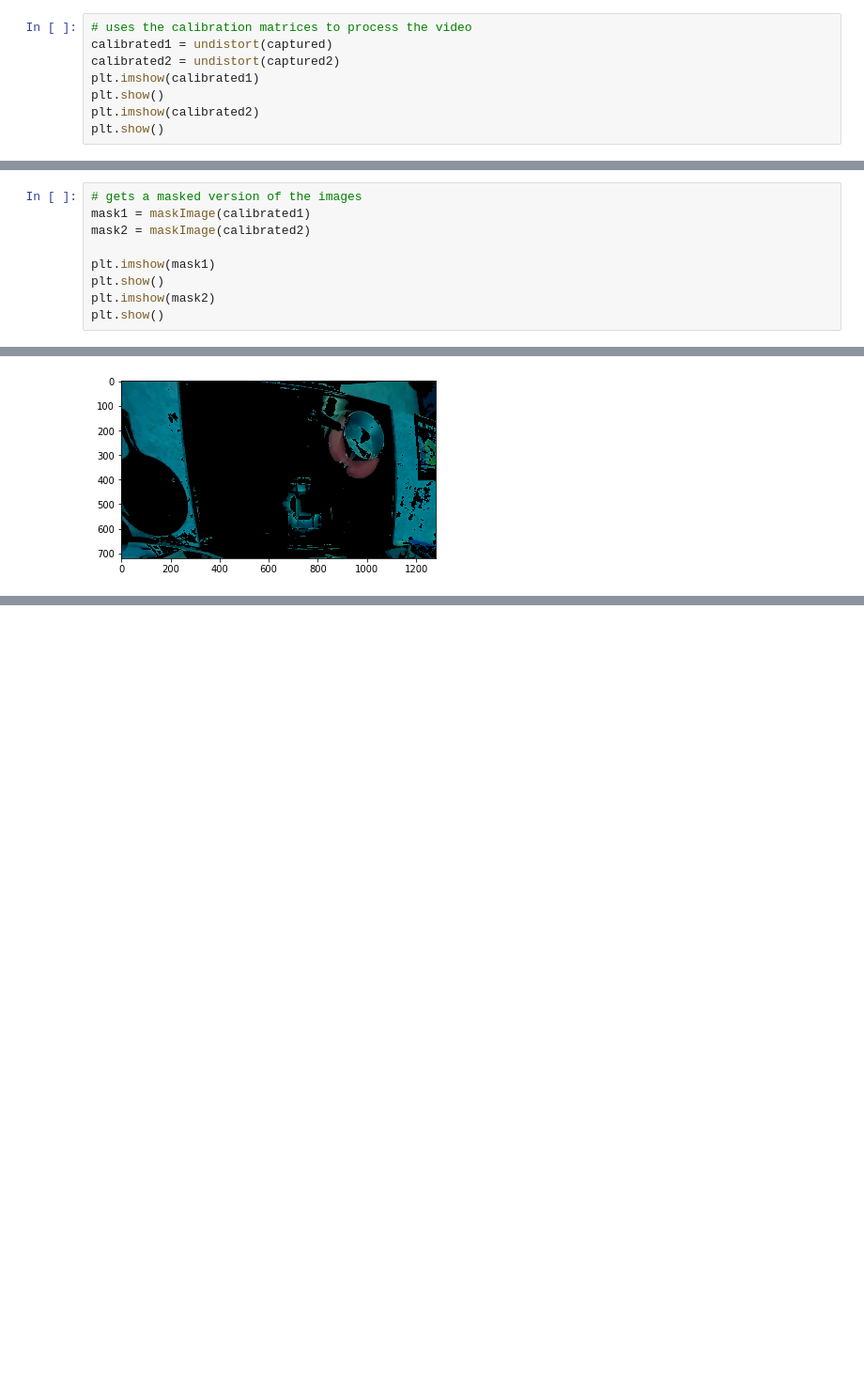
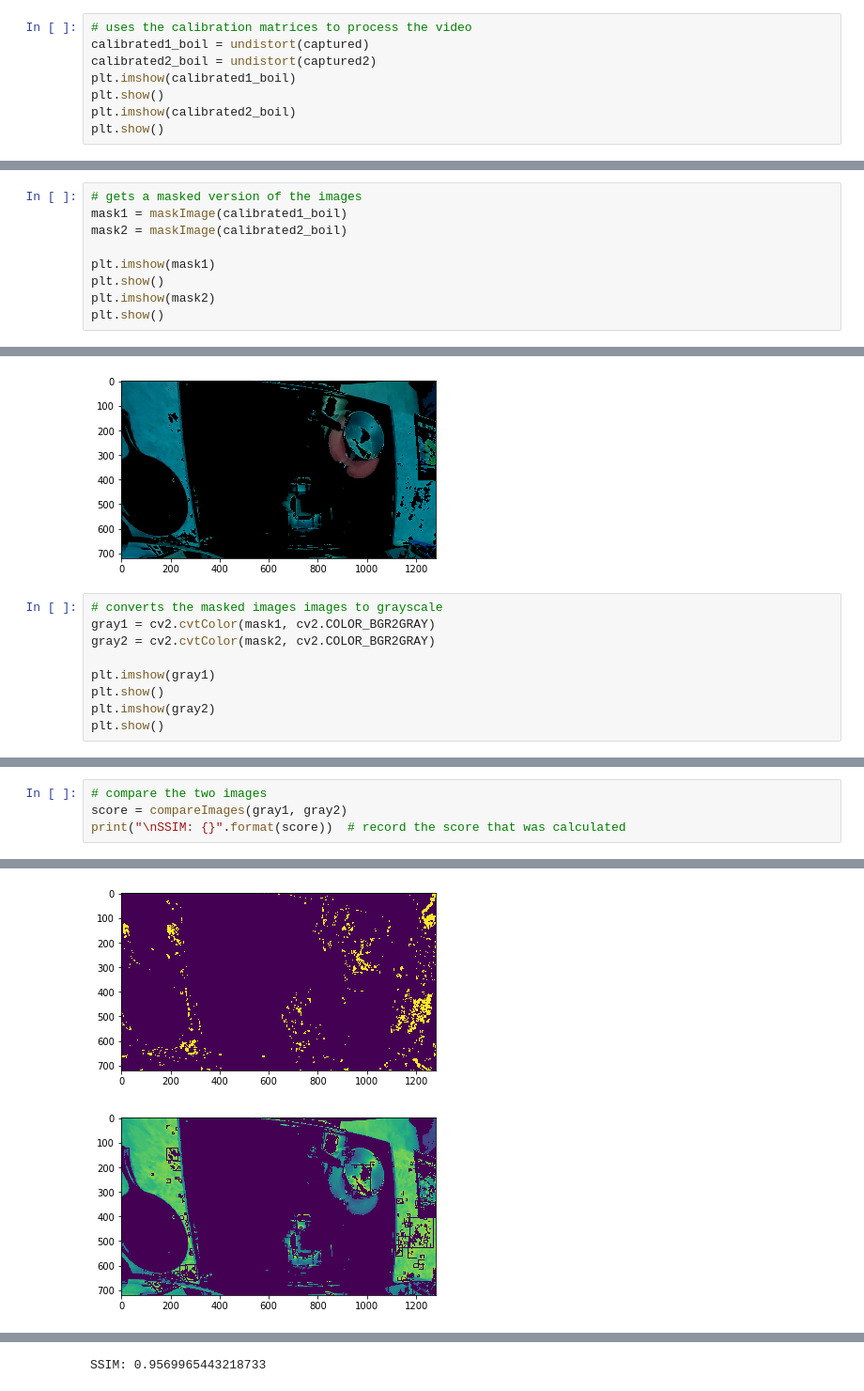
Before and after one commit to mariamedi/notebook-sharing, a Jupyter notebook: SSIM Comparison.ipynb, the cells around one changed output, grey strips where cells are left out. Shown at 94% size. Cells and saved outputs as stored; diff of their text form; blank space fills up the shorter version.

```diff
--- a/SSIM Comparison.ipynb
+++ b/SSIM Comparison.ipynb
@@ -119,10 +147,10 @@ print(frameCount)
 # %%
 # uses the calibration matrices to process the video
-calibrated1 = undistort(captured)
-calibrated2 = undistort(captured2)
-plt.imshow(calibrated1)
+calibrated1_boil = undistort(captured)
+calibrated2_boil = undistort(captured2)
+plt.imshow(calibrated1_boil)
 plt.show()
-plt.imshow(calibrated2)
+plt.imshow(calibrated2_boil)
 plt.show()
 # %% [output]
 [figure]
@@ -130,7 +160,7 @@ plt.show()
 # %%
 # gets a masked version of the images
-mask1 = maskImage(calibrated1)
-mask2 = maskImage(calibrated2)
+mask1 = maskImage(calibrated1_boil)
+mask2 = maskImage(calibrated2_boil)
 
 plt.imshow(mask1)
 plt.show()
@@ -139,3 +169,12 @@ plt.show()
 # %% [output]
 [figure]
 [figure]
+# %%
+# converts the masked images images to grayscale
+gray1 = cv2.cvtColor(mask1, cv2.COLOR_BGR2GRAY)
+gray2 = cv2.cvtColor(mask2, cv2.COLOR_BGR2GRAY)
+
+plt.imshow(gray1)
+plt.show()
+plt.imshow(gray2)
+plt.show()
@@ -141,0 +186,5 @@ plt.show()
+# %%
+# compare the two images
+score = compareImages(gray1, gray2)
+print("\nSSIM: {}".format(score))  # record the score that was calculated
+# %% [output]
@@ -141,0 +192,2 @@ plt.show()
+[figure, added]
+[figure, added]
@@ -141,0 +195 @@ plt.show()
+SSIM: 0.9569965443218733
```
Also changed, not shown: parts of 35 cells of this notebook.
